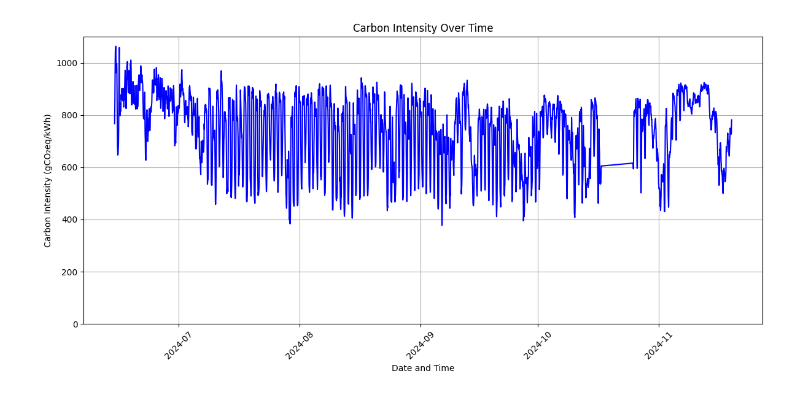
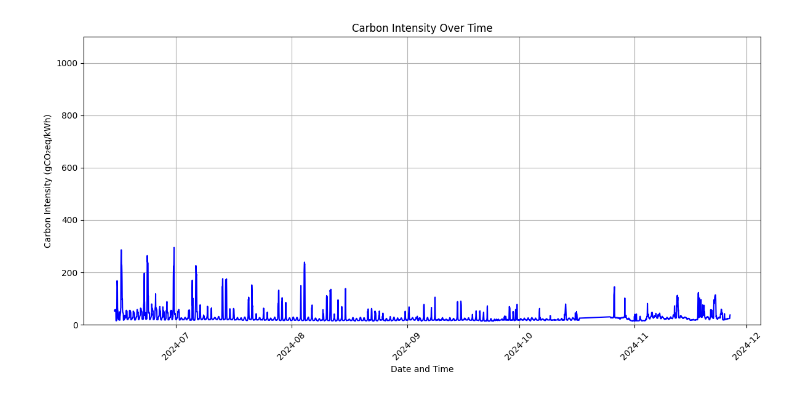
Before and after one commit to johankristianss/carbonsim, a Jupyter notebook: notebooks/PlotCarbonIntensity.ipynb, the cells around one changed output. Cells and saved outputs as stored; diff of their text form; code cells hidden in the pictures.

```diff
--- a/notebooks/PlotCarbonIntensity.ipynb
+++ b/notebooks/PlotCarbonIntensity.ipynb
@@ -1,26 +1,26 @@
 # %%
 import matplotlib.pyplot as plt
 import pandas as pd
 
 #logidf = pd.read_csv('/scratch/cognit/carbon/PL.csv')
 df = pd.read_csv('/scratch/cognit/carbon/PL.csv')
 #
 #df = pd.read_csv('/scratch/cognit/carbon/SE-SE4.csv')
-#df = pd.read_csv('/scratch/cognit/carbon/SE-SE1.csv')
+df = pd.read_csv('/scratch/cognit/carbon/SE-SE4.csv')
 df['datetime'] = pd.to_datetime(df['datetime'])
 
 plt.figure(figsize=(12, 6))
 plt.plot(df['datetime'], df['carbonIntensity'], linestyle='-', color='b')
 
 plt.title('Carbon Intensity Over Time')
 plt.xlabel('Date and Time')
 plt.ylabel('Carbon Intensity (gCO₂eq/kWh)')
 plt.ylim(0, 1100)
 #plt.ylim(0, 100)
 plt.grid(True)
 plt.xticks(rotation=45)
 
 plt.tight_layout()
 plt.show()
 # %% [output]
-[figure, old version]
+[figure, new version]
```
Also changed, not shown: 14 other files.
